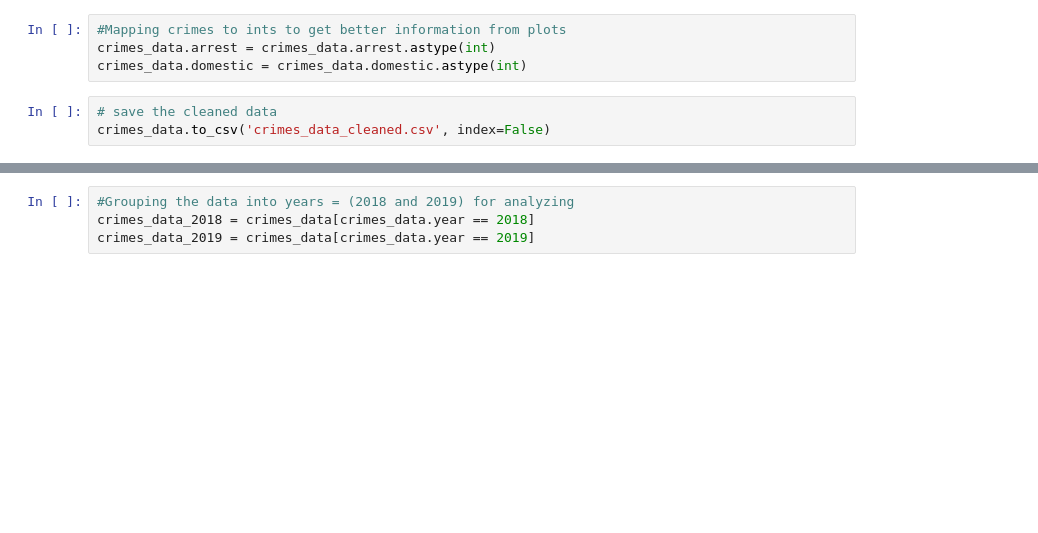
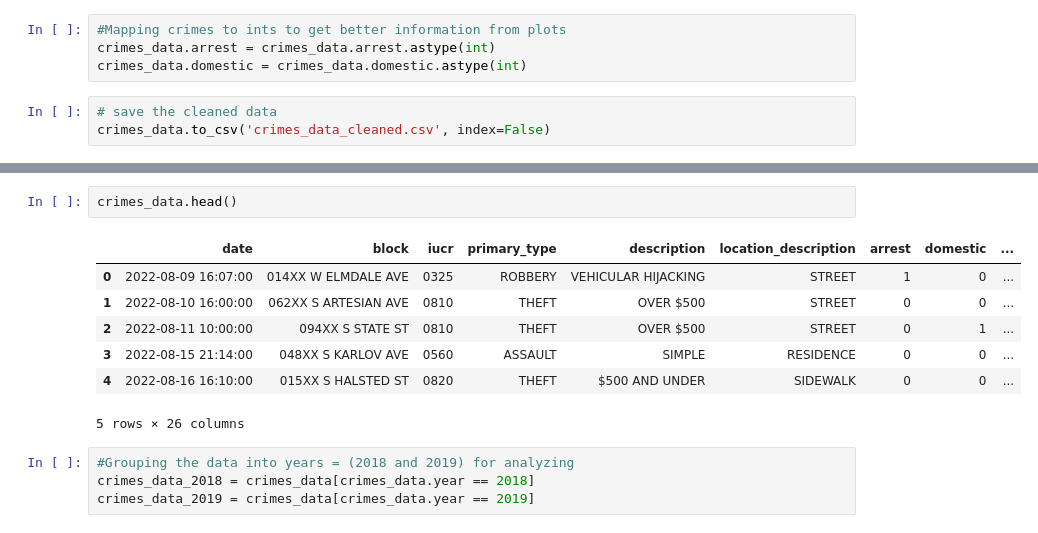
Before and after one commit to itsregalo/crime-prediction-ml-ui, a Jupyter notebook: analysis_of_crimes.ipynb, the cells around one changed output, grey strips where cells are left out. Drawn from its saved outputs; the diff is of its cells as text; blank space fills up the shorter version.

Commit message:
clean data

```diff
--- a/analysis_of_crimes.ipynb
+++ b/analysis_of_crimes.ipynb
@@ -271,3 +301,13 @@ crimes_data.to_csv('crimes_data_cleaned.csv', index=False)
+# %%
+crimes_data.head()
+# %% [output]
+|  | date | block | iucr | primary_type | description | location_description | arrest | domestic | ... |
+| 0 | 2022-08-09 16:07:00 | 014XX W ELMDALE AVE | 0325 | ROBBERY | VEHICULAR HIJACKING | STREET | 1 | 0 | ... |
+| 1 | 2022-08-10 16:00:00 | 062XX S ARTESIAN AVE | 0810 | THEFT | OVER $500 | STREET | 0 | 0 | ... |
+| 2 | 2022-08-11 10:00:00 | 094XX S STATE ST | 0810 | THEFT | OVER $500 | STREET | 0 | 1 | ... |
+| 3 | 2022-08-15 21:14:00 | 048XX S KARLOV AVE | 0560 | ASSAULT | SIMPLE | RESIDENCE | 0 | 0 | ... |
+| 4 | 2022-08-16 16:10:00 | 015XX S HALSTED ST | 0820 | THEFT | $500 AND UNDER | SIDEWALK | 0 | 0 | ... |
+5 rows × 26 columns
 # %%
 #Grouping the data into years = (2018 and 2019) for analyzing
 crimes_data_2018 = crimes_data[crimes_data.year == 2018]
```
Also changed, not shown: parts of 2 cells of this notebook, 10 other files.
